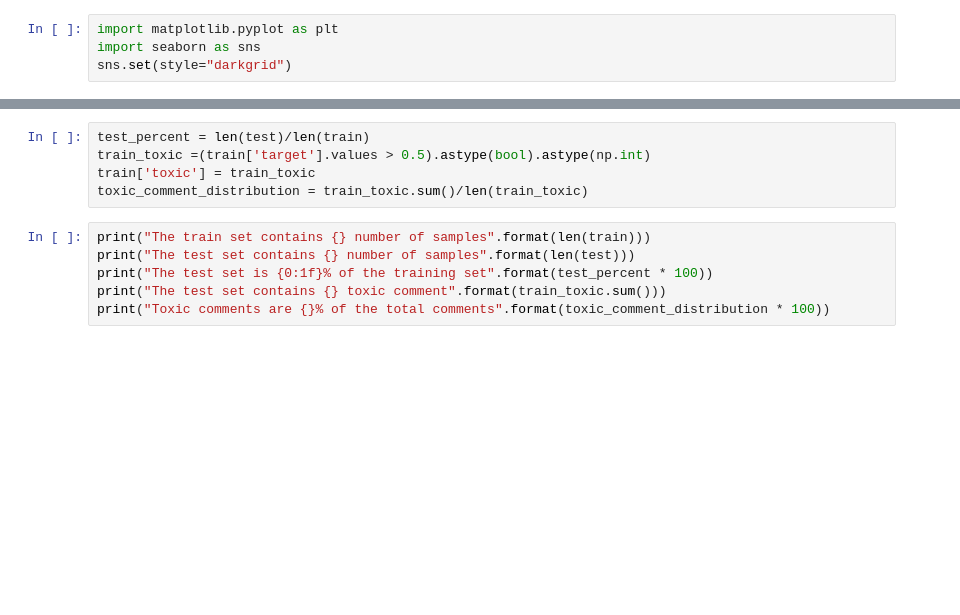
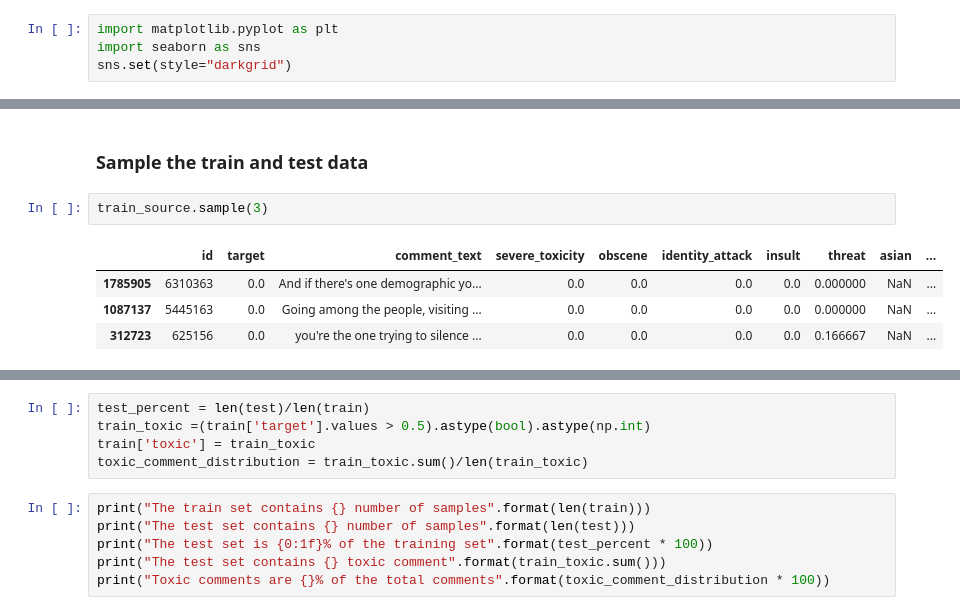
Before and after one commit to gromag/Machine-Learning-Engineer-Capstone-Project-Udacity, a Jupyter notebook: notebooks/Exploratory analysis.ipynb, the cells around one changed output, grey strips where cells are left out. Drawn from its saved outputs; the diff is of its cells as text; blank space fills up the shorter version.

```diff
--- a/notebooks/Exploratory analysis.ipynb
+++ b/notebooks/Exploratory analysis.ipynb
@@ -56,0 +48,9 @@ test[:10]
+# %% [markdown]
+### Sample the train and test data
+# %%
+train_source.sample(3)
+# %% [output]
+|  | id | target | comment_text | severe_toxicity | obscene | identity_attack | insult | threat | asian | ... |
+| 1785905 | 6310363 | 0.0 | And if there's one demographic yo... | 0.0 | 0.0 | 0.0 | 0.0 | 0.000000 | NaN | ... |
+| 1087137 | 5445163 | 0.0 | Going among the people, visiting ... | 0.0 | 0.0 | 0.0 | 0.0 | 0.000000 | NaN | ... |
+| 312723 | 625156 | 0.0 | you're the one trying to silence ... | 0.0 | 0.0 | 0.0 | 0.0 | 0.166667 | NaN | ... |
```
Also changed, not shown: parts of 27 cells of this notebook, 1 other file.
